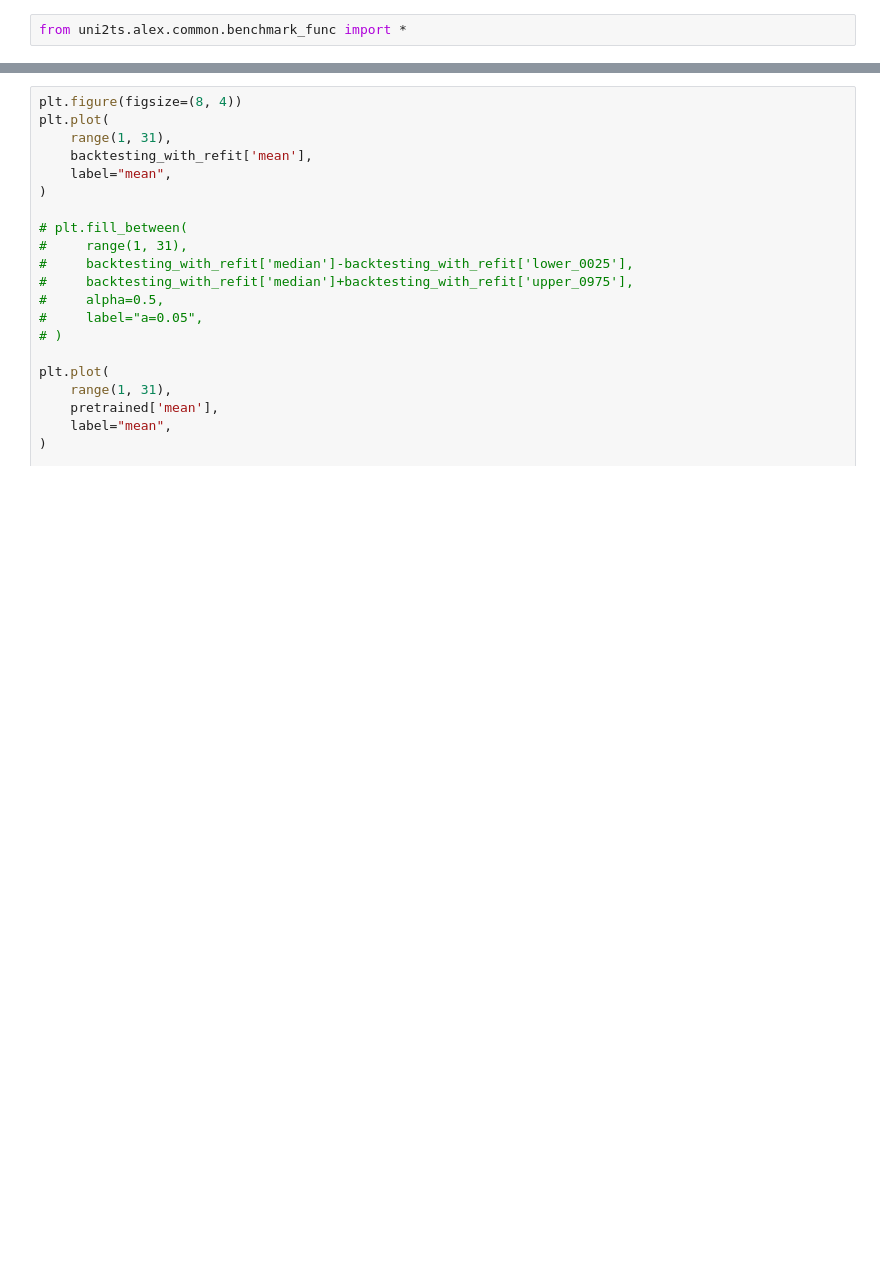
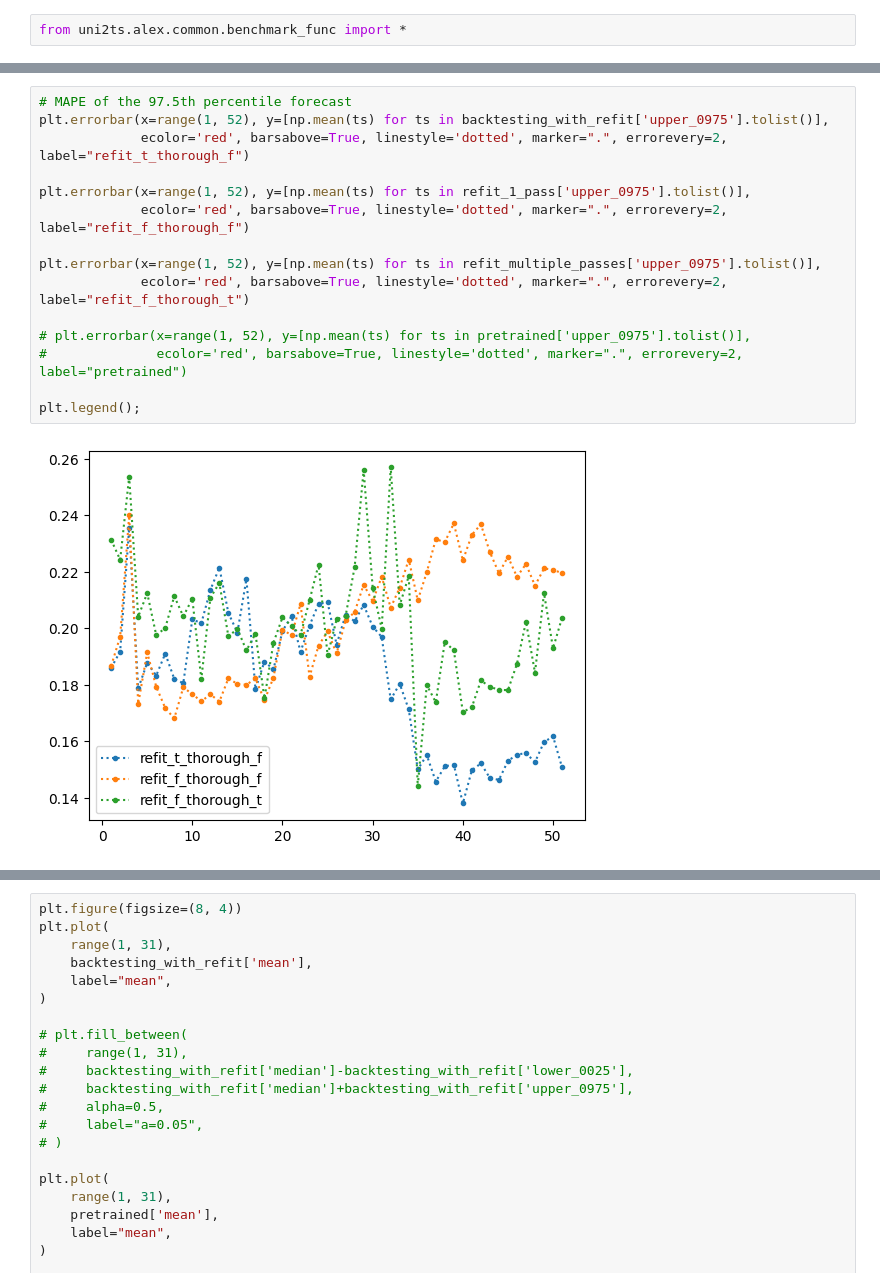
Before and after one commit to alexliap/moirai_explore, a Jupyter notebook: bench_backtesting.ipynb, the cells around one changed output, grey strips where cells are left out. Drawn from its saved outputs; the diff is of its cells as text; blank space fills up the shorter version.

```diff
--- a/bench_backtesting.ipynb
+++ b/bench_backtesting.ipynb
@@ -129,0 +108,17 @@ plt.legend();
+# %%
+# MAPE of the 97.5th percentile forecast
+plt.errorbar(x=range(1, 52), y=[np.mean(ts) for ts in backtesting_with_refit['upper_0975'].tolist()],
+             ecolor='red', barsabove=True, linestyle='dotted', marker=".", errorevery=2, label="refit_t_thorough_f")
+
+plt.errorbar(x=range(1, 52), y=[np.mean(ts) for ts in refit_1_pass['upper_0975'].tolist()],
+             ecolor='red', barsabove=True, linestyle='dotted', marker=".", errorevery=2, label="refit_f_thorough_f")
+
+plt.errorbar(x=range(1, 52), y=[np.mean(ts) for ts in refit_multiple_passes['upper_0975'].tolist()],
+             ecolor='red', barsabove=True, linestyle='dotted', marker=".", errorevery=2, label="refit_f_thorough_t")
+
+# plt.errorbar(x=range(1, 52), y=[np.mean(ts) for ts in pretrained['upper_0975'].tolist()],
+#              ecolor='red', barsabove=True, linestyle='dotted', marker=".", errorevery=2, label="pretrained")
+
+plt.legend();
+# %% [output]
+[figure, added]
```
Also changed, not shown: parts of 6 cells of this notebook, 9 other files.
